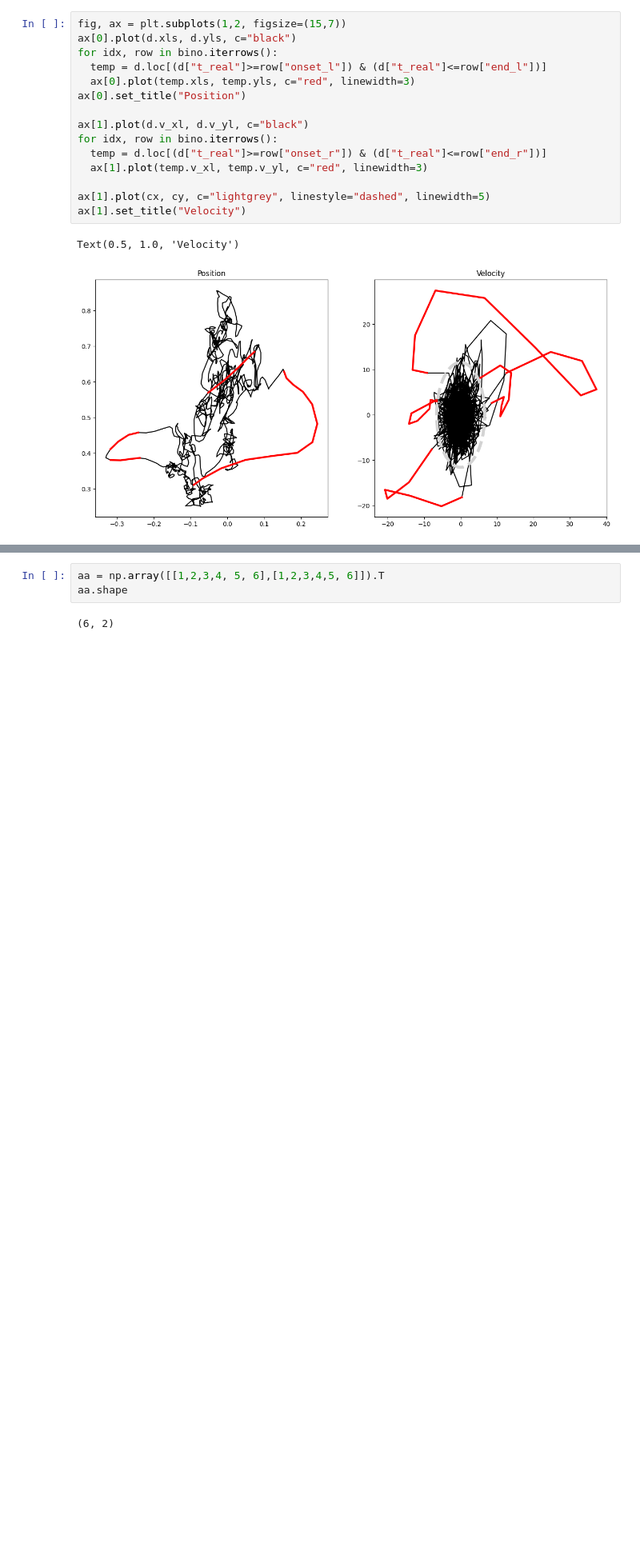
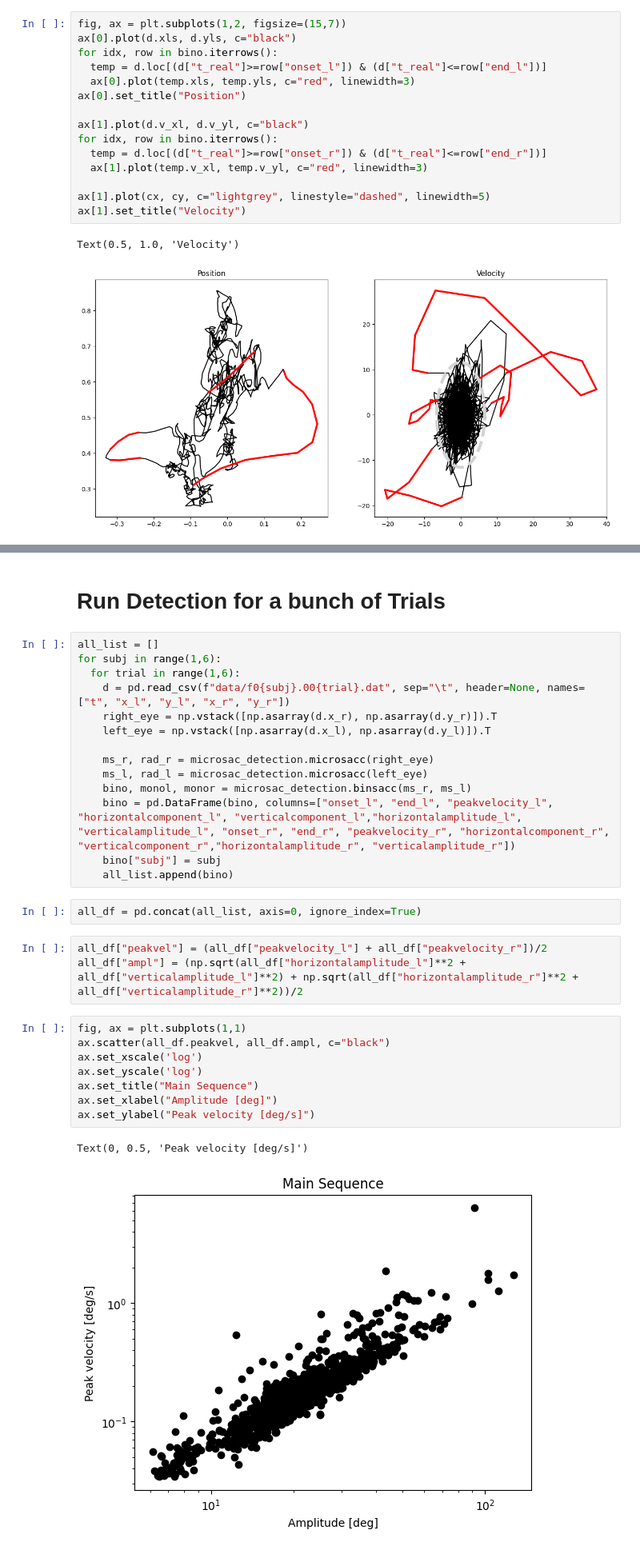
Before and after one commit to lschwetlick/EngbertMicrosaccadeToolbox, a Jupyter notebook: demo/demo.ipynb, the cells around one changed output, grey strips where cells are left out. Shown at 80% size. Cells and saved outputs as stored; diff of their text form; blank space fills up the shorter version.

Commit message:
computed the main sequence

```diff
--- a/demo/demo.ipynb
+++ b/demo/demo.ipynb
@@ -185,5 +116,32 @@ array([[-0.20196,  0.42372],
-# %%
-aa = np.array([[1,2,3,4, 5, 6],[1,2,3,4,5, 6]]).T
-aa.shape
-# %% [output]
-(6, 2)
+# %% [markdown]
+# Run Detection for a bunch of Trials
+# %%
+all_list = []
+for subj in range(1,6):
+  for trial in range(1,6):
+    d = pd.read_csv(f"data/f0{subj}.00{trial}.dat", sep="\t", header=None, names=["t", "x_l", "y_l", "x_r", "y_r"])
+    right_eye = np.vstack([np.asarray(d.x_r), np.asarray(d.y_r)]).T
+    left_eye = np.vstack([np.asarray(d.x_l), np.asarray(d.y_l)]).T
+
+    ms_r, rad_r = microsac_detection.microsacc(right_eye)
+    ms_l, rad_l = microsac_detection.microsacc(left_eye)
+    bino, monol, monor = microsac_detection.binsacc(ms_r, ms_l)
+    bino = pd.DataFrame(bino, columns=["onset_l", "end_l", "peakvelocity_l", "horizontalcomponent_l", "verticalcomponent_l","horizontalamplitude_l", "verticalamplitude_l", "onset_r", "end_r", "peakvelocity_r", "horizontalcomponent_r", "verticalcomponent_r","horizontalamplitude_r", "verticalamplitude_r"])
+    bino["subj"] = subj
+    all_list.append(bino)
+# %%
+all_df = pd.concat(all_list, axis=0, ignore_index=True)
+# %%
+all_df["peakvel"] = (all_df["peakvelocity_l"] + all_df["peakvelocity_r"])/2
+all_df["ampl"] = (np.sqrt(all_df["horizontalamplitude_l"]**2 + all_df["verticalamplitude_l"]**2) + np.sqrt(all_df["horizontalamplitude_r"]**2 + all_df["verticalamplitude_r"]**2))/2
+# %%
+fig, ax = plt.subplots(1,1)
+ax.scatter(all_df.peakvel, all_df.ampl, c="black")
+ax.set_xscale('log')
+ax.set_yscale('log')
+ax.set_title("Main Sequence")
+ax.set_xlabel("Amplitude [deg]")
+ax.set_ylabel("Peak velocity [deg/s]")
+# %% [output]
+Text(0, 0.5, 'Peak velocity [deg/s]')
+[figure, added]
```
Also changed, not shown: parts of 12 cells of this notebook.
